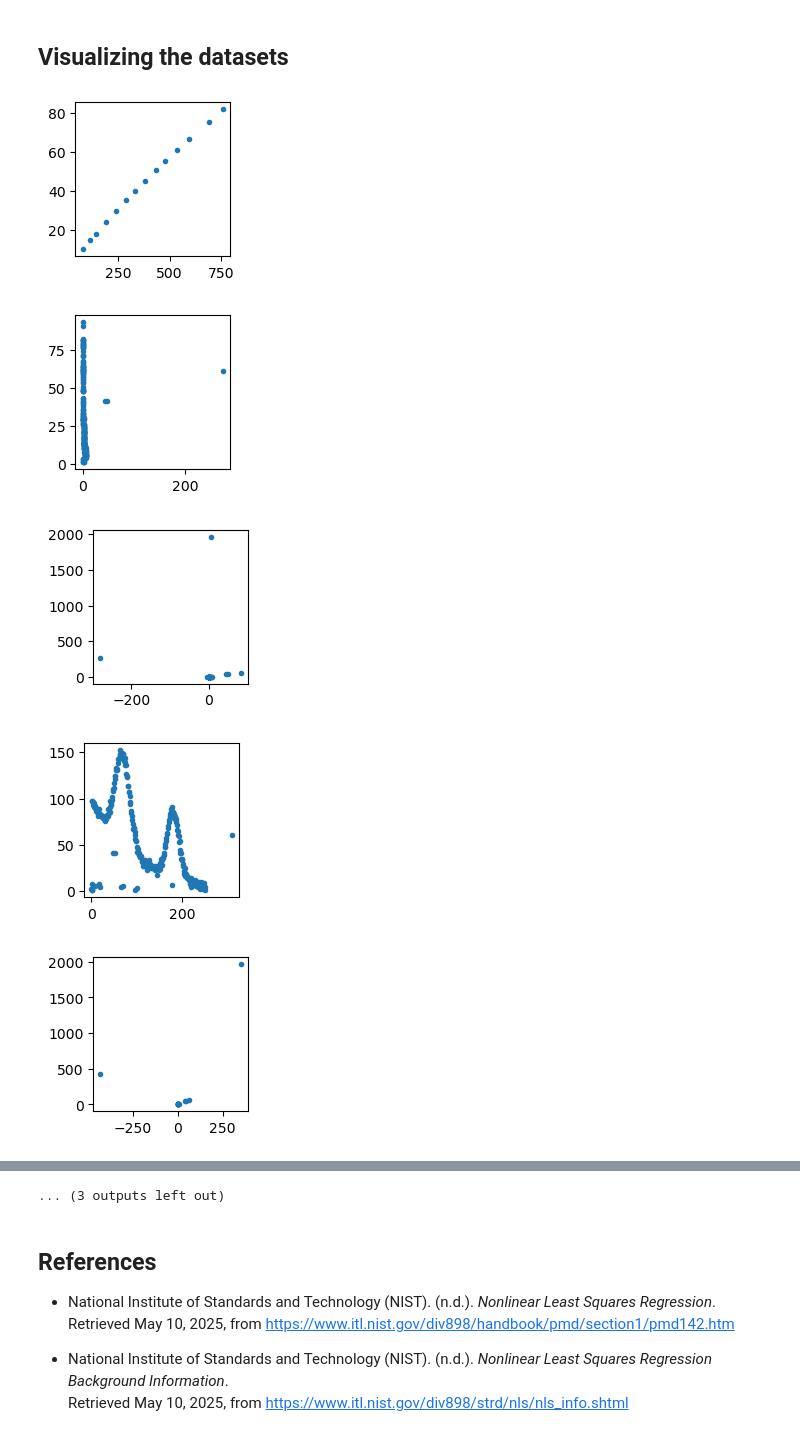
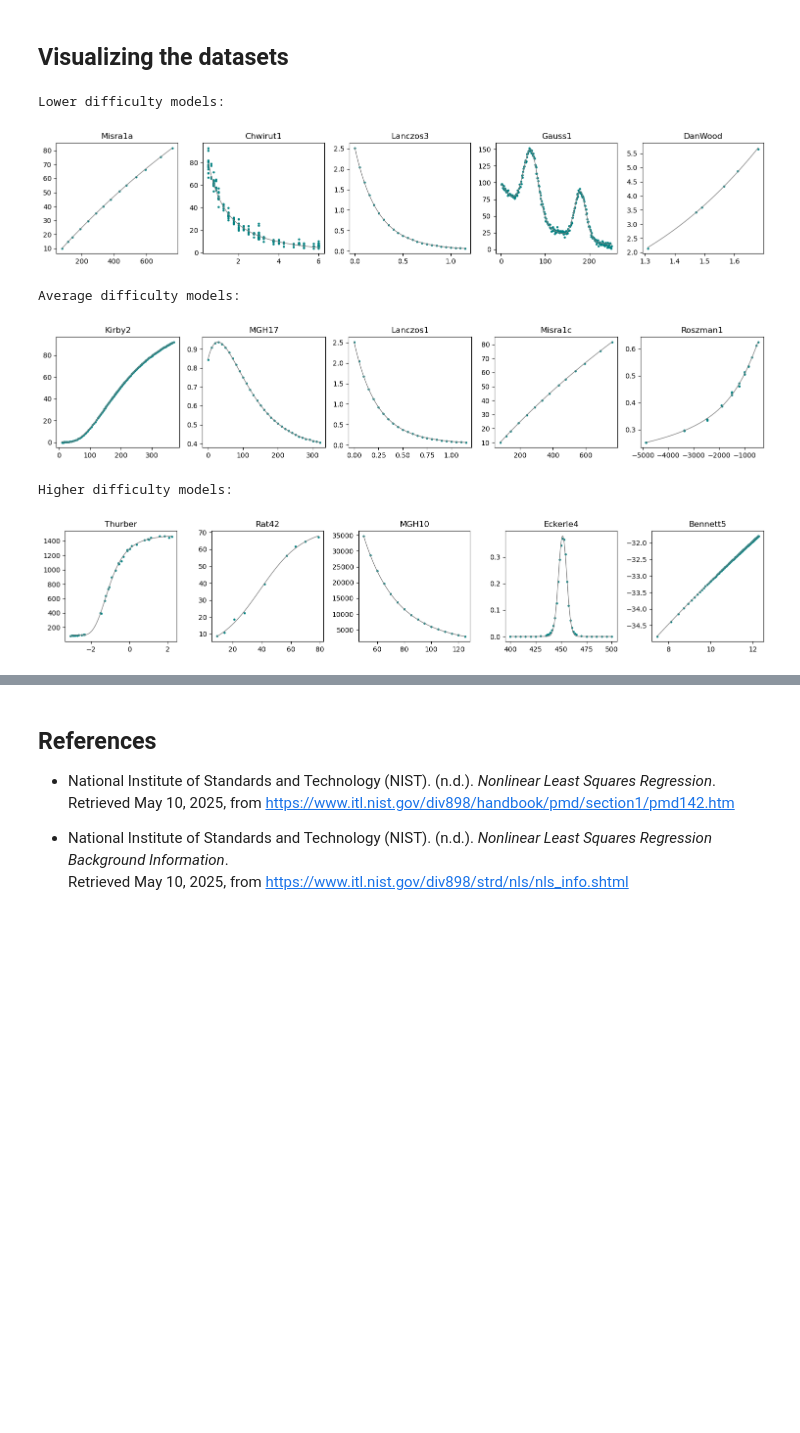
Before and after one commit to Tamarov128/nonlinear-regression-deamc, a Jupyter notebook: notebooks/nonlinear_regression_models.ipynb, the cells around one changed output, grey strips where cells are left out. Cells and saved outputs as stored; diff of their text form; code cells hidden in the pictures; blank space fills up the shorter version.

Commit message:
Add plots for the 15 models

```diff
--- a/notebooks/nonlinear_regression_models.ipynb
+++ b/notebooks/nonlinear_regression_models.ipynb
@@ -64,19 +64,38 @@ It includes both generated and "real-world" nonlinear least squares problems of
 # %%
 import sys
 sys.path.append("../")  # Add project root to Python path
 from nist_models.nist_models import NISTModel
 import matplotlib.pyplot as plt
+import numpy as np
 
-model_names = ["Misra1a", "Chwirut1", "Lanczos3", "Gauss1", "DanWood", "Kirby2", "MGH17", "Lanczos1", "Misra1c", "Roszman1", "Thurber", "Rat42", "MGH10", "Eckerle4", "Bennett5"]
+model_names = [["Misra1a", "Chwirut1", "Lanczos3", "Gauss1", "DanWood"],
+  ["Kirby2", "MGH17", "Lanczos1", "Misra1c", "Roszman1"],
+  ["Thurber", "Rat42", "MGH10", "Eckerle4", "Bennett5"]]
+model_difficulties = ["Lower", "Average", "Higher"]
 
-for model_name in model_names:
-  model = NISTModel(model_name)
-  model_df = model.data()
-  plt.figure(figsize=(2,2))
-  plt.scatter(model_df['x'], model_df['y'], marker='.')
+for batch in range(3):
+  print(f"{model_difficulties[batch]} difficulty models:")
+  fig, axes = plt.subplots(1, 5, figsize=(15, 3))
+
+  for ax, title in zip(axes, model_names[batch]):
+    model = NISTModel(title)
+    model_df = model.data()
+    # Plot model function with certified parameters
+    x = np.linspace(min(model_df['x']), max(model_df['x']), 500)
+    f = np.zeros(500)
+    for i in range(500):
+      f[i] = model.evaluate(x[i], model.get_certified_values())
+    ax.plot(x, f, linewidth=1, color='grey')
+    # Plot observations
+    ax.scatter(model_df['x'], model_df['y'], s=5, color='teal')
+    ax.set_title(title)
+
+  plt.tight_layout()
+  plt.show()
 # %% [output]
+Lower difficulty models:
-[figure, old version]
+[figure, new version]
+Average difficulty models:
-[figure, old version]
+[figure, new version]
+Higher difficulty models:
-[figure, old version]
+[figure, new version]
-[figure, removed]
-[figure, removed]
@@ -90,4 +102,3 @@ for model_name in model_names:
-... (3 outputs left out)
 # %% [markdown]
 ## References
 - National Institute of Standards and Technology (NIST). (n.d.). *Nonlinear Least Squares Regression*.
```
Also changed, not shown: parts of 1 cell of this notebook, 1 other file.
